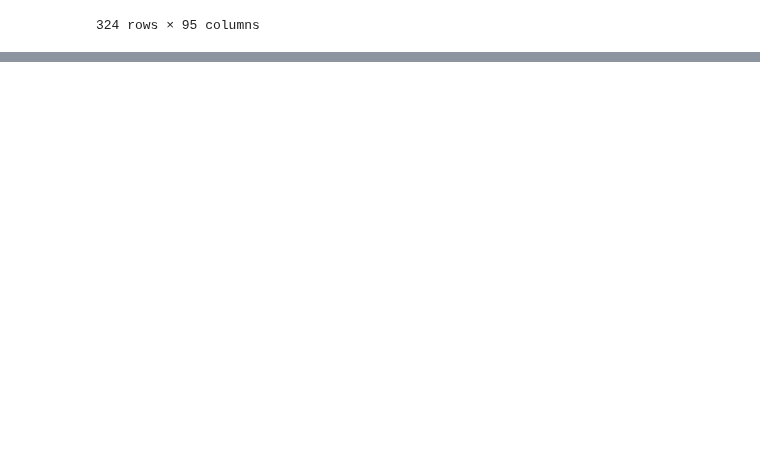
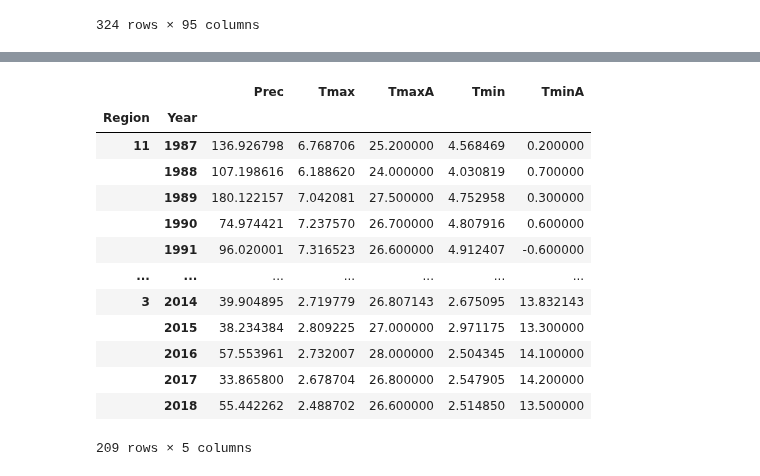
Before and after one commit to JoaoAnt42/FAA_TitanicSpace, a Jupyter notebook: FCD.ipynb, the cells around one changed output, grey strips where cells are left out. Saved outputs shown, nothing was run; the diff lists cells and outputs as text; code cells hidden in the pictures; blank space fills up the shorter version.

```diff
--- a/FCD.ipynb
+++ b/FCD.ipynb
@@ -456,0 +444,17 @@ plt.show()
+# %%
+meteo
+# %% [output]
+|  |  | Prec | Tmax | TmaxA | Tmin | TminA |
+| Region | Year |  |  |  |  |  |
+| 11 | 1987 | 136.926798 | 6.768706 | 25.200000 | 4.568469 | 0.200000 |
+|  | 1988 | 107.198616 | 6.188620 | 24.000000 | 4.030819 | 0.700000 |
+|  | 1989 | 180.122157 | 7.042081 | 27.500000 | 4.752958 | 0.300000 |
+|  | 1990 | 74.974421 | 7.237570 | 26.700000 | 4.807916 | 0.600000 |
+|  | 1991 | 96.020001 | 7.316523 | 26.600000 | 4.912407 | -0.600000 |
+| ... | ... | ... | ... | ... | ... | ... |
+| 3 | 2014 | 39.904895 | 2.719779 | 26.807143 | 2.675095 | 13.832143 |
+|  | 2015 | 38.234384 | 2.809225 | 27.000000 | 2.971175 | 13.300000 |
+|  | 2016 | 57.553961 | 2.732007 | 28.000000 | 2.504345 | 14.100000 |
+|  | 2017 | 33.865800 | 2.678704 | 26.800000 | 2.547905 | 14.200000 |
+|  | 2018 | 55.442262 | 2.488702 | 26.600000 | 2.514850 | 13.500000 |
+209 rows × 5 columns
```
Also changed, not shown: parts of 13 cells of this notebook.
